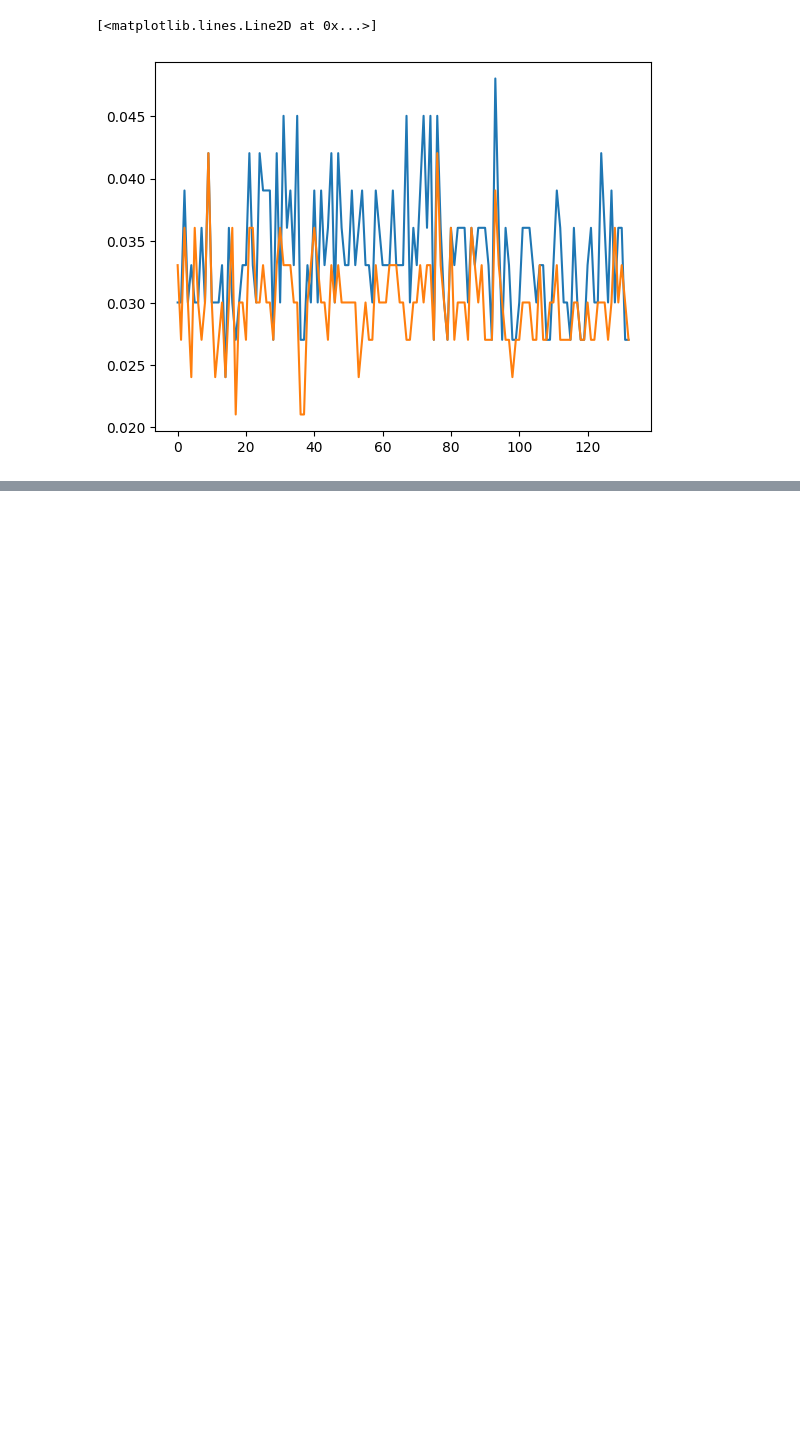
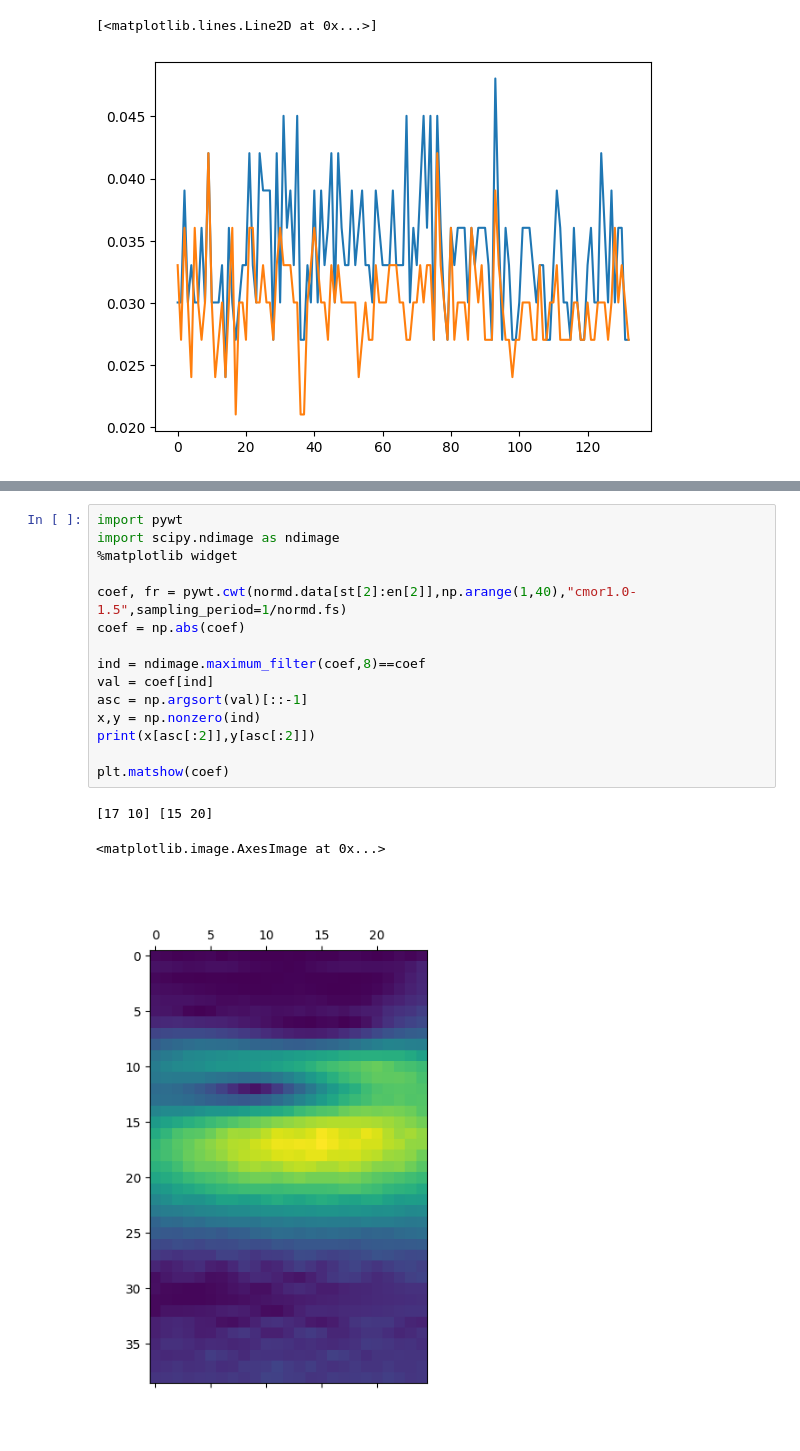
Before and after one commit to mulkr/pyPCG-toolbox, a Jupyter notebook: testing_sandbox.ipynb, the cells around one changed output, grey strips where cells are left out. Cells and saved outputs as stored; diff of their text form; blank space fills up the shorter version.

```diff
--- a/testing_sandbox.ipynb
+++ b/testing_sandbox.ipynb
@@ -131,0 +152,19 @@ plt.plot(A["exit"])
+# %%
+import pywt
+import scipy.ndimage as ndimage
+%matplotlib widget
+
+coef, fr = pywt.cwt(normd.data[st[2]:en[2]],np.arange(1,40),"cmor1.0-1.5",sampling_period=1/normd.fs)
+coef = np.abs(coef)
+
+ind = ndimage.maximum_filter(coef,8)==coef
+val = coef[ind]
+asc = np.argsort(val)[::-1]
+x,y = np.nonzero(ind)
+print(x[asc[:2]],y[asc[:2]])
+
+plt.matshow(coef)
+# %% [output]
+[17 10] [15 20]
+<matplotlib.image.AxesImage at 0x...>
+[figure, added]
```
Also changed, not shown: parts of 4 cells of this notebook.
